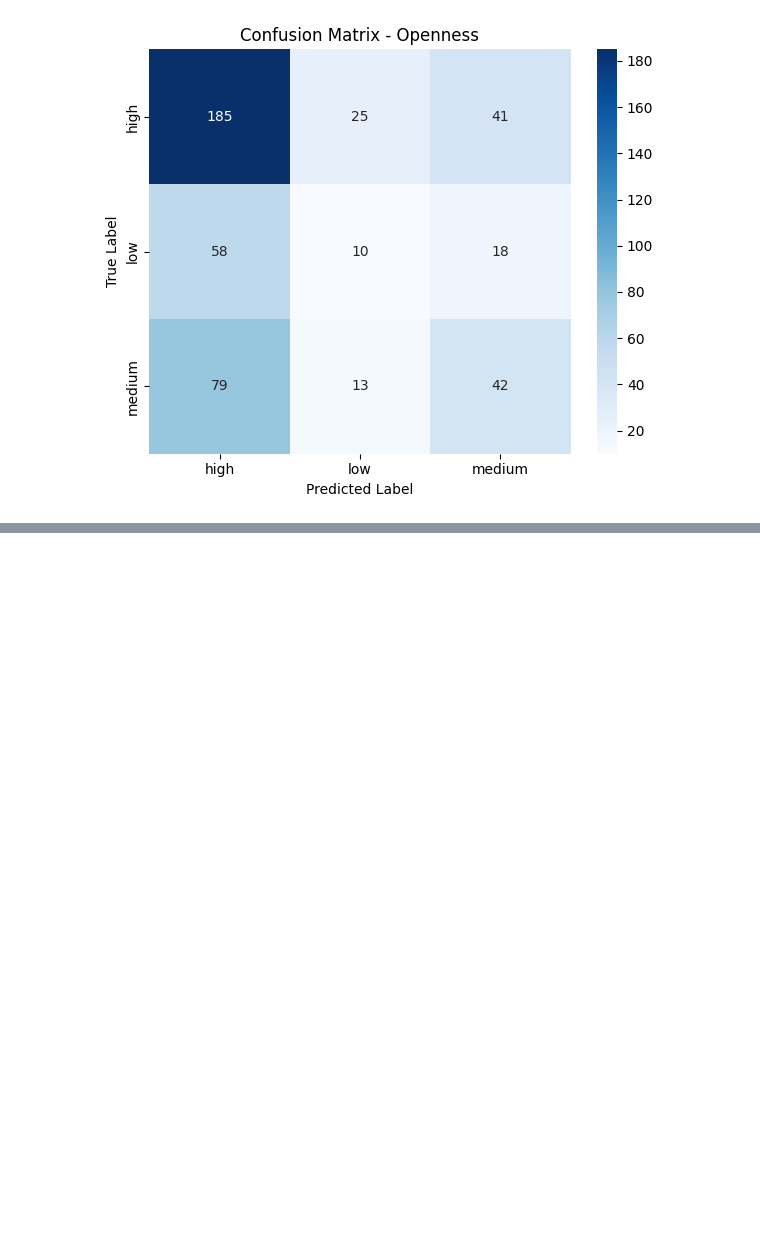
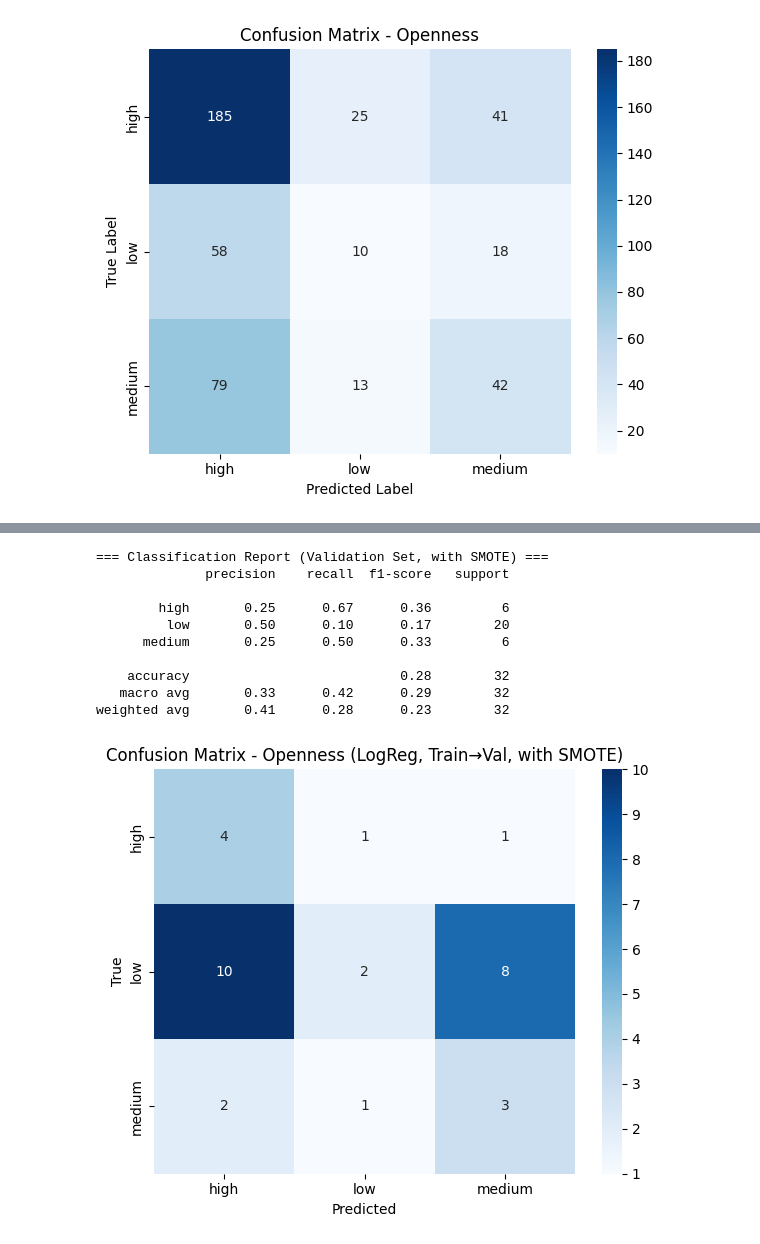
Before and after one commit to Arash-Alborz/amiv_nlp_2025, a Jupyter notebook: classification/single_trait_prediction.ipynb, the cells around one changed output, grey strips where cells are left out. Saved outputs shown, nothing was run; the diff lists cells and outputs as text; code cells hidden in the pictures; blank space fills up the shorter version.

```diff
--- a/classification/single_trait_prediction.ipynb
+++ b/classification/single_trait_prediction.ipynb
@@ -193,0 +366,63 @@ Saved report to ensemble_openness_no_smote.txt
+# %%
+import pandas as pd
+from sklearn.preprocessing import StandardScaler
+from sklearn.linear_model import LogisticRegression
+from sklearn.metrics import classification_report, confusion_matrix
+from imblearn.over_sampling import SMOTE
+import matplotlib.pyplot as plt
+import seaborn as sns
+
+# === Load data ===
+train_df = pd.read_csv("/Users/arashalborz/Desktop/amiv_nlp_2025/processed_data/train/comb_train_liwc_embed.csv")
+val_df = pd.read_csv("/Users/arashalborz/Desktop/amiv_nlp_2025/processed_data/validation/comb_val_liwc_embed.csv")
+
+# === Feature columns ===
+feature_cols = [col for col in train_df.columns if col.startswith("embed_") or col.startswith("liwc_")]
+feature_cols = [col for col in feature_cols if col in val_df.columns]
+
+X_train = train_df[feature_cols].values
+y_train = train_df["Conscientiousness"].values
+
+X_val = val_df[feature_cols].values
+y_val = val_df["Conscientiousness"].values
+
+# === Scale features ===
+scaler = StandardScaler()
+X_train_scaled = scaler.fit_transform(X_train)
+X_val_scaled = scaler.transform(X_val)
+
+# === Apply SMOTE ===
+smote = SMOTE(random_state=42)
+X_resampled, y_resampled = smote.fit_resample(X_train_scaled, y_train)
+
+# === Logistic Regression ===
+clf = LogisticRegression(max_iter=1000, random_state=42)
+clf.fit(X_resampled, y_resampled)
+y_pred = clf.predict(X_val_scaled)
+
+# === Evaluation ===
+print("=== Classification Report (Validation Set, with SMOTE) ===")
+print(classification_report(y_val, y_pred, zero_division=0))
+
+# === Confusion matrix ===
+cm = confusion_matrix(y_val, y_pred, labels=clf.classes_)
+
+plt.figure(figsize=(6, 5))
+sns.heatmap(cm, annot=True, fmt="d", cmap="Blues", xticklabels=clf.classes_, yticklabels=clf.classes_)
+plt.xlabel("Predicted")
+plt.ylabel("True")
+plt.title("Confusion Matrix - Openness (LogReg, Train→Val, with SMOTE)")
+plt.tight_layout()
+plt.show()
+# %% [output]
+=== Classification Report (Validation Set, with SMOTE) ===
+              precision    recall  f1-score   support
+
+        high       0.25      0.67      0.36         6
+         low       0.50      0.10      0.17        20
+      medium       0.25      0.50      0.33         6
+
+    accuracy                           0.28        32
+   macro avg       0.33      0.42      0.29        32
+weighted avg       0.41      0.28      0.23        32
+[figure, added]
```
Also changed, not shown: parts of 3 cells of this notebook, 44 other files.
